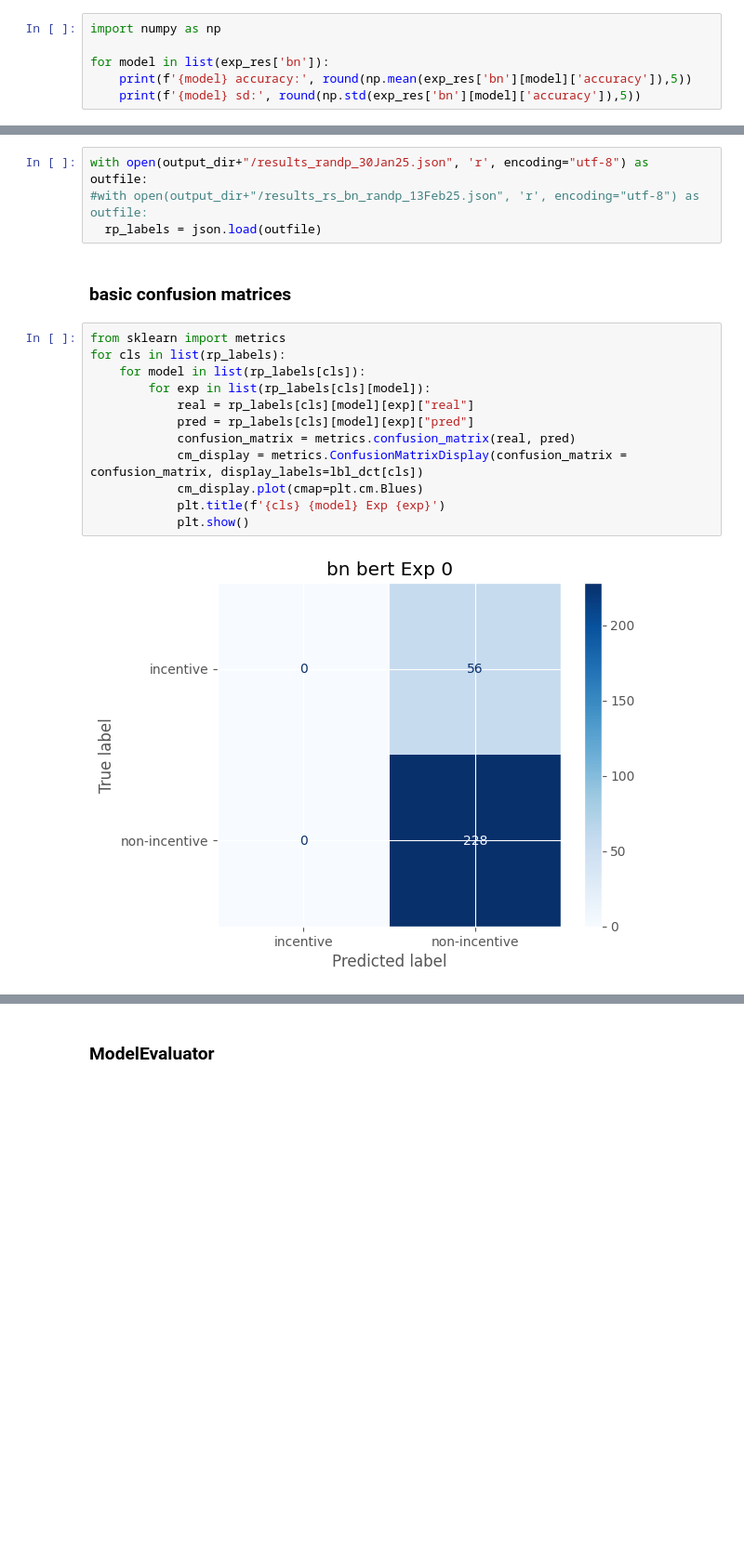
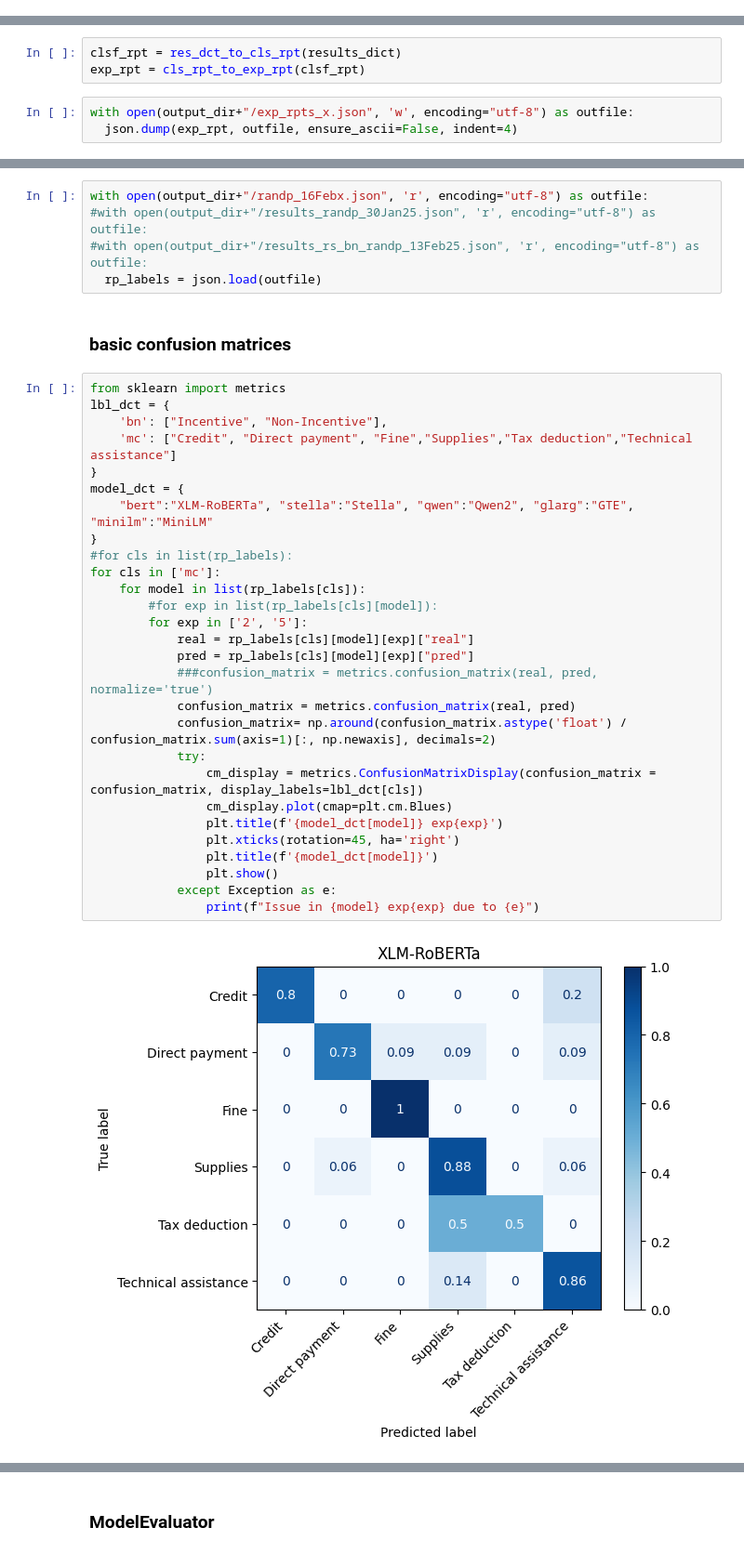
Before and after one commit to mawaskow/policy-classifier, a Jupyter notebook: classifier/NewPipeline.ipynb, the cells around one changed output, grey strips where cells are left out. Shown at 93% size. Cells and saved outputs as stored; diff of their text form; blank space fills up the shorter version.

```diff
--- a/classifier/NewPipeline.ipynb
+++ b/classifier/NewPipeline.ipynb
@@ -1495,6 +881,0 @@ KeyError: 'Tax_deduction'
-# %%
-import numpy as np
-
-for model in list(exp_res['bn']):
-    print(f'{model} accuracy:', round(np.mean(exp_res['bn'][model]['accuracy']),5))
-    print(f'{model} sd:', round(np.std(exp_res['bn'][model]['accuracy']),5))
@@ -1508,3 +882,9 @@ qwen sd: 0.01605
+# %%
+clsf_rpt = res_dct_to_cls_rpt(results_dict)
+exp_rpt = cls_rpt_to_exp_rpt(clsf_rpt)
+# %%
+with open(output_dir+"/exp_rpts_x.json", 'w', encoding="utf-8") as outfile:
+  json.dump(exp_rpt, outfile, ensure_ascii=False, indent=4)
 # %% [markdown]
 ## Balancing the binary classification their way
 # %%
@@ -1580,22 +907,39 @@ Encoding training sentences.
 ## FBQVDO evaluation
 (confusion matrices and F1 scores, and accuracy)
 # %%
-with open(output_dir+"/results_randp_30Jan25.json", 'r', encoding="utf-8") as outfile:
+with open(output_dir+"/randp_16Febx.json", 'r', encoding="utf-8") as outfile:
+#with open(output_dir+"/results_randp_30Jan25.json", 'r', encoding="utf-8") as outfile:
 #with open(output_dir+"/results_rs_bn_randp_13Feb25.json", 'r', encoding="utf-8") as outfile:
   rp_labels = json.load(outfile)
 # %% [markdown]
 ### basic confusion matrices
 # %%
 from sklearn import metrics
-for cls in list(rp_labels):
+lbl_dct = {
+    'bn': ["Incentive", "Non-Incentive"],
+    'mc': ["Credit", "Direct payment", "Fine","Supplies","Tax deduction","Technical assistance"]
+}
+model_dct = {
+    "bert":"XLM-RoBERTa", "stella":"Stella", "qwen":"Qwen2", "glarg":"GTE", "minilm":"MiniLM"
+}
+#for cls in list(rp_labels):
+for cls in ['mc']:
     for model in list(rp_labels[cls]):
-        for exp in list(rp_labels[cls][model]):
+        #for exp in list(rp_labels[cls][model]):
+        for exp in ['2', '5']:
             real = rp_labels[cls][model][exp]["real"]
             pred = rp_labels[cls][model][exp]["pred"]
+            ###confusion_matrix = metrics.confusion_matrix(real, pred, normalize='true')
             confusion_matrix = metrics.confusion_matrix(real, pred)
-            cm_display = metrics.ConfusionMatrixDisplay(confusion_matrix = confusion_matrix, display_labels=lbl_dct[cls])
-            cm_display.plot(cmap=plt.cm.Blues)
-            plt.title(f'{cls} {model} Exp {exp}')
-            plt.show()
+            confusion_matrix= np.around(confusion_matrix.astype('float') / confusion_matrix.sum(axis=1)[:, np.newaxis], decimals=2)
+            try:
+                cm_display = metrics.ConfusionMatrixDisplay(confusion_matrix = confusion_matrix, display_labels=lbl_dct[cls])
+                cm_display.plot(cmap=plt.cm.Blues)
+                plt.title(f'{model_dct[model]} exp{exp}')
+                plt.xticks(rotation=45, ha='right')
+                plt.title(f'{model_dct[model]}')
+                plt.show()
+            except Exception as e:
+                print(f"Issue in {model} exp{exp} due to {e}")
 # %% [output]
-[figure, old version]
+[figure, new version]
```
Also changed, not shown: parts of 50 cells of this notebook, 5 other files.
